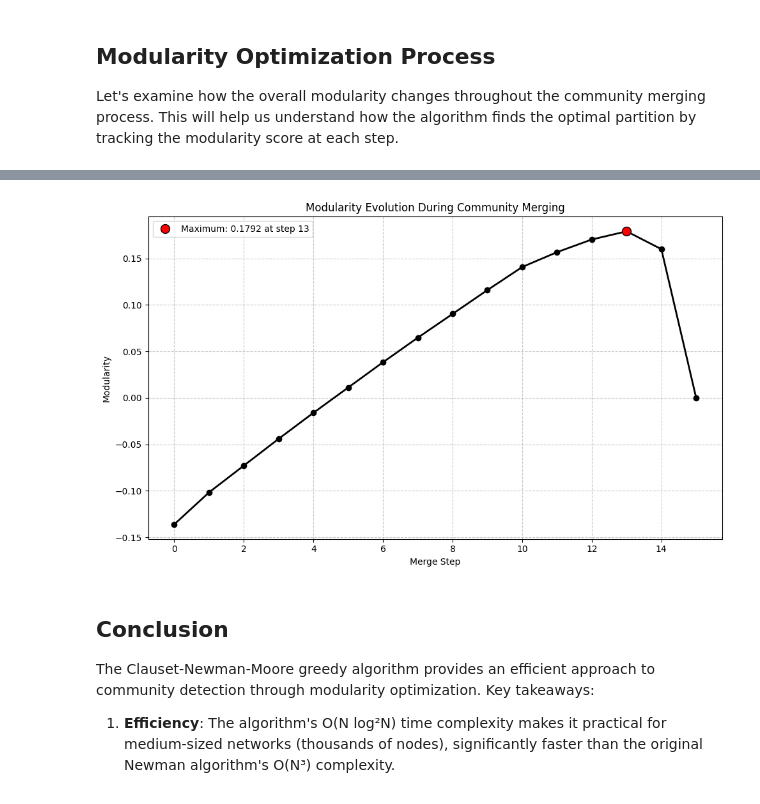
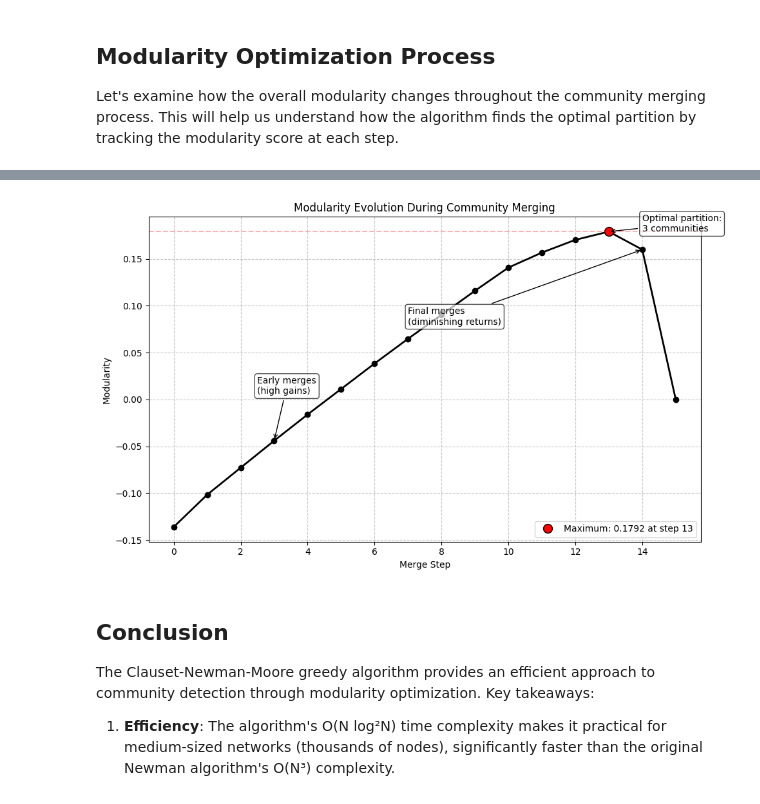
Before and after one commit to rschifan/avrc-2425, a Jupyter notebook: netsci/tutorials/src/17-clauset-newman-moore.ipynb, the cells around one changed output, grey strips where cells are left out. Cells and saved outputs as stored; diff of their text form; code cells hidden in the pictures.

```diff
--- a/netsci/tutorials/src/17-clauset-newman-moore.ipynb
+++ b/netsci/tutorials/src/17-clauset-newman-moore.ipynb
@@ -513,12 +415,0 @@ plt.show()
-# %%
-# Get the final communities from NetworkX implementation for comparison
-final_communities = list(nx.community.greedy_modularity_communities(small_karate))
-
-# Display the final communities
-print("Final communities detected by CNM algorithm:")
-for i, community in enumerate(final_communities):
-    print(f"Community {i+1}: {sorted(community)}")
-
-# Calculate modularity of the final partition
-final_modularity = nx.community.modularity(small_karate, final_communities)
-print(f"\nFinal modularity score: {final_modularity:.4f}")
@@ -677,24 +565,54 @@ Step 15: Merge communities 10 and 14, ΔQ = -0.1600
 # %%
 # Plot modularity evolution
 plt.figure(figsize=(10, 6))
 
-# Plot the modularity evolution in black
+# Plot the modularity evolution
 plt.plot(range(len(modularity_scores)), modularity_scores, 'o-',
          linewidth=2, color='black')
 plt.grid(True, linestyle='--', alpha=0.7)
 plt.xlabel('Merge Step')
 plt.ylabel('Modularity')
 plt.title('Modularity Evolution During Community Merging')
 
 # Mark the maximum modularity point
 plt.plot(best_step, modularity_scores[best_step], 'o', ms=10,
          color='red', markeredgecolor='black',
          label=f'Maximum: {modularity_scores[best_step]:.4f} at step {best_step}')
+
+# Add a horizontal line at maximum modularity
+plt.axhline(y=modularity_scores[best_step], color='red', linestyle='--', alpha=0.3)
+
+# Add annotations for key merge events with better positioning
+if len(modularity_scores) > 5:
+    # Early significant increase
+    early_step = min(3, len(modularity_scores)-1)
+    plt.annotate(f'Early merges\n(high gains)',
+                xy=(early_step, modularity_scores[early_step]),
+                xytext=(early_step-0.5, modularity_scores[early_step]+0.05),
+                arrowprops=dict(arrowstyle='->'),
+                bbox=dict(boxstyle="round,pad=0.3", fc="white", alpha=0.7))
+
+    # Final merges - position text further away to avoid overlap
+    if len(modularity_scores) > 10:
+        final_step = len(modularity_scores)-2
+        plt.annotate(f'Final merges\n(diminishing returns)',
+                    xy=(final_step, modularity_scores[final_step]),
+                    xytext=(final_step-7, modularity_scores[final_step]-0.08),
+                    arrowprops=dict(arrowstyle='->'),
+                    bbox=dict(boxstyle="round,pad=0.3", fc="white", alpha=0.7))
+
+# Annotate the optimal community structure
+plt.annotate(f'Optimal partition:\n{len(best_communities)} communities',
+             xy=(best_step, modularity_scores[best_step]),
+             xytext=(best_step+1, modularity_scores[best_step]),
+             arrowprops=dict(arrowstyle='->'),
+             bbox=dict(boxstyle="round,pad=0.3", fc="white", alpha=0.7))
+
 plt.legend()
 plt.tight_layout()
 plt.show()
 # %% [output]
-[figure, old version]
+[figure, new version]
 # %% [markdown]
 ## Conclusion
 
```
Also changed, not shown: parts of 17 cells of this notebook, 8 other files.
